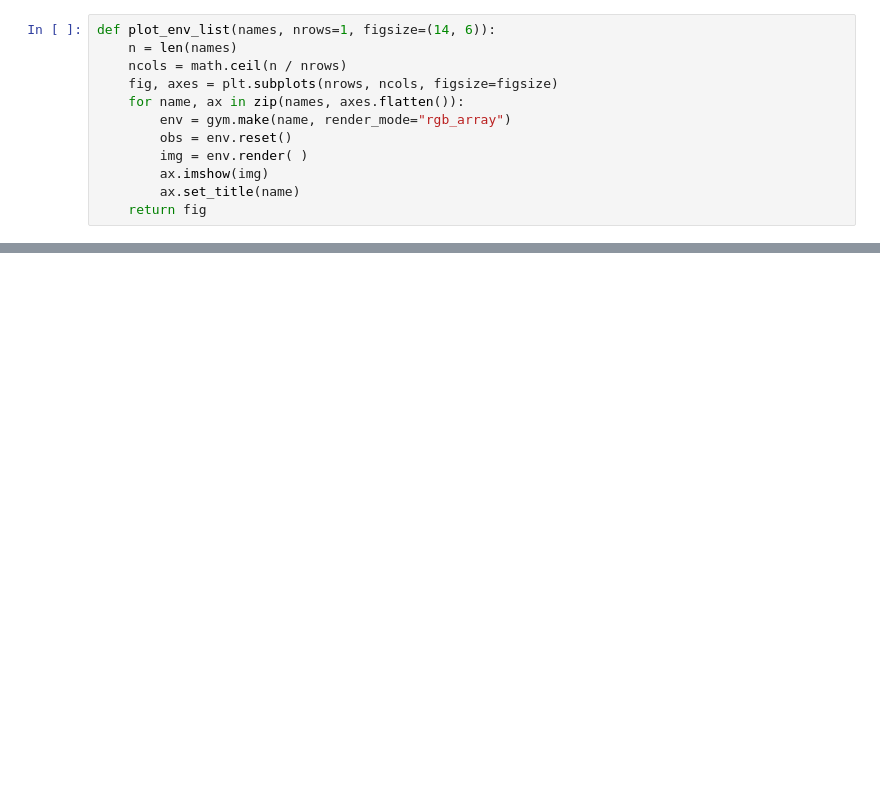
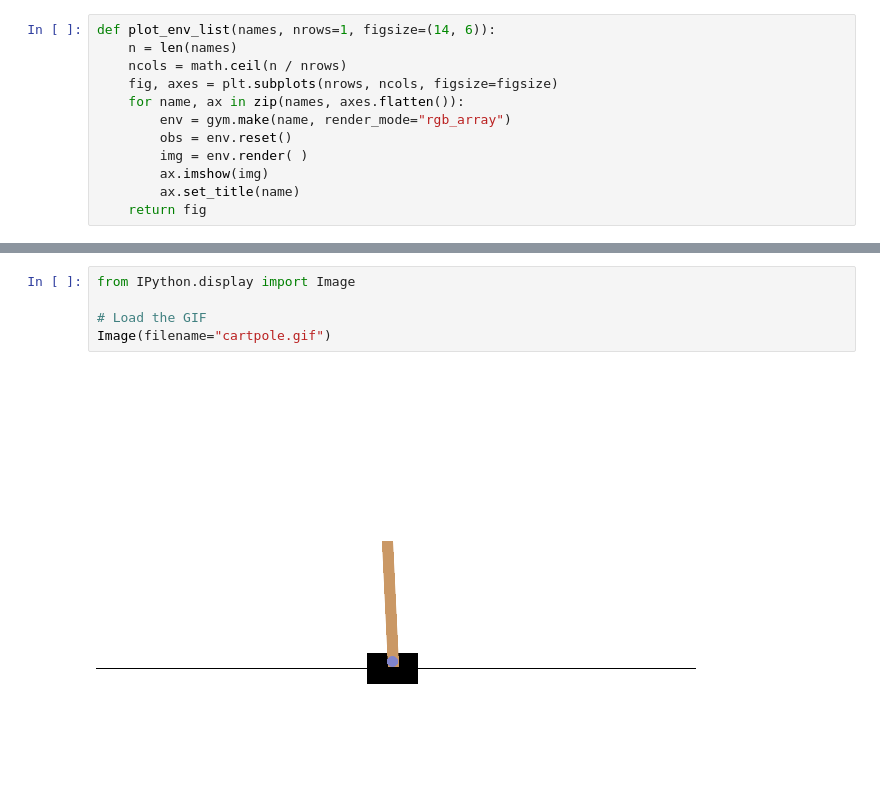
Before and after one commit to rr3khan/SYDE-655-Optimal---Learning-Based-Control, a Jupyter notebook: RL_Cart_Pole/test_gym_env_rendering.ipynb, the cells around one changed output, grey strips where cells are left out. Cells and saved outputs as stored; diff of their text form; blank space fills up the shorter version.

Commit message:
Add simple gif visualization

```diff
--- a/RL_Cart_Pole/test_gym_env_rendering.ipynb
+++ b/RL_Cart_Pole/test_gym_env_rendering.ipynb
@@ -53,0 +88,7 @@ fig = plot_env_list(['CartPole-v1', 'MountainCar-v0', 'Pendulum-v1',  'MountainC
+# %%
+from IPython.display import Image
+
+# Load the GIF
+Image(filename="cartpole.gif")
+# %% [output]
+[figure, added]
```
Also changed, not shown: parts of 6 cells of this notebook, 1 other file.
